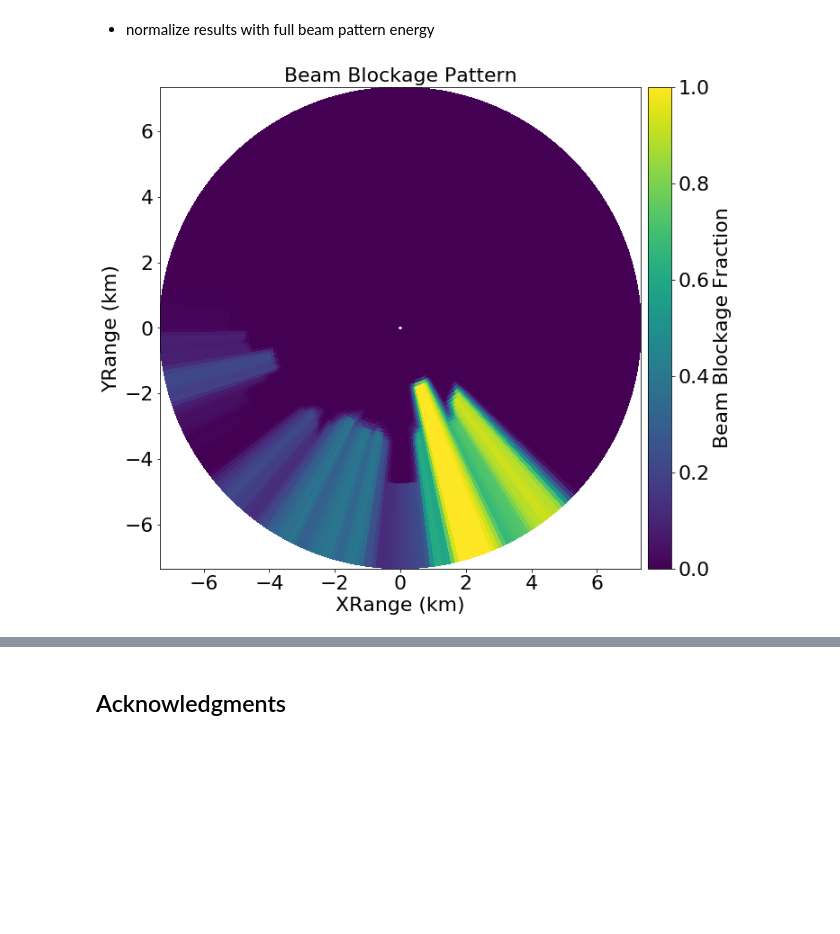
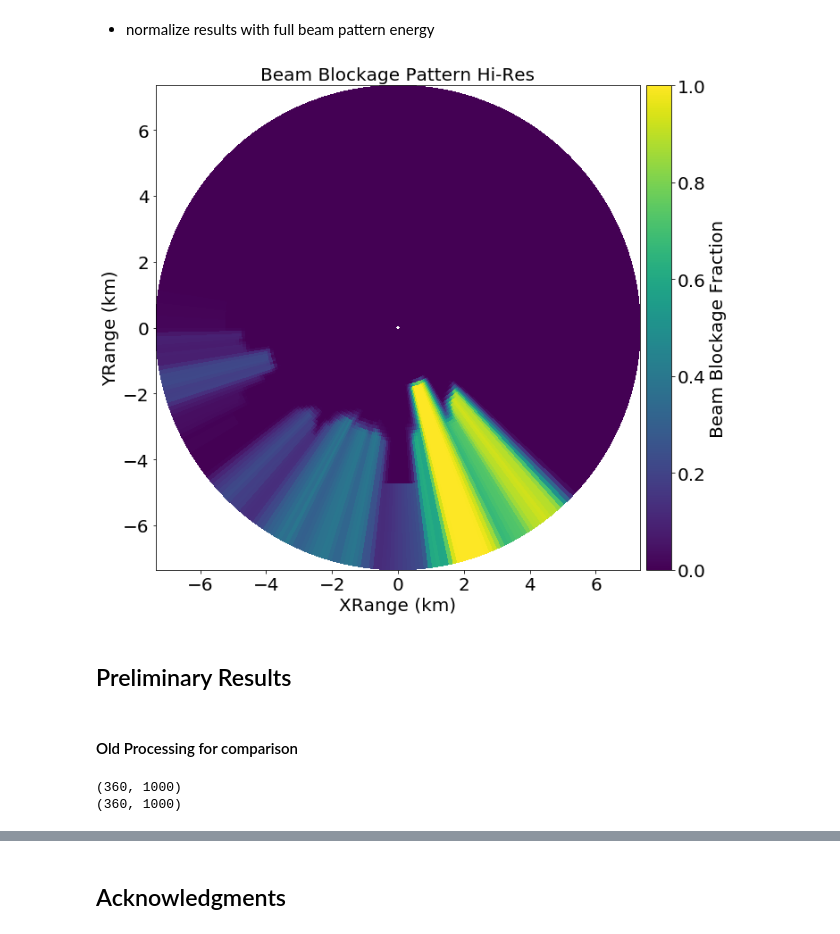
Before and after one commit to heistermann/beamblockage, a Jupyter notebook: ERAD_2018.ipynb, the cells around one changed output, grey strips where cells are left out. Drawn from its saved outputs; the diff is of its cells as text; code cells hidden in the pictures; blank space fills up the shorter version.

```diff
--- a/ERAD_2018.ipynb
+++ b/ERAD_2018.ipynb
@@ -58,7 +58,7 @@ import numpy as np
 sitecoords = (7.071663, 50.73052, 99.5)
 nrays = 360 # number of rays
 nbins = 1000 # number of range bins
-el = 2.0 # vertical antenna pointing angle (deg)
+el = 1.0 # vertical antenna pointing angle (deg)
 bw = 1.0 # half power beam width (deg)
 range_res = 100. # range resolution (meters)
 r = np.arange(nbins) * range_res
@@ -580,13 +580,13 @@ ax, pm = wrl.vis.plot_ppi(th_maxacc[::100],
 div1 = make_axes_locatable(ax)
 cax1 = div1.append_axes("right", size="5%", pad=0.1)
 cb = pl.gcf().colorbar(pm, cax=cax1)
-cb.set_label('Elevation [deg]', size=24)
+cb.set_label('Elevation [deg]', size=20)
 ax.set_xlabel('XRange (km)')
 ax.set_ylabel('YRange (km)')
 for item in ([ax.title, ax.xaxis.label, ax.yaxis.label] +
                  ax.get_xticklabels() + ax.get_yticklabels()):
-    item.set_fontsize(22)
-cb.ax.tick_params(labelsize=22)
+    item.set_fontsize(20)
+cb.ax.tick_params(labelsize=20)
 pl.tight_layout()
 pl.savefig("assets/image_007.png")
 # %% [output]
@@ -668,17 +668,17 @@ ax = fig.add_subplot(111, aspect='equal')
 pm = ax.imshow(gauss/gauss.max(), interpolation='none', origin='lower',
                extent=[azi_start, azi_stop, ele_start, ele_stop])
 ax.plot(np.linspace(azi_start, azi_stop, 201), gauss_y[ss], 'r' )
-ax.set_xlabel('Azimuth (deg)', size=22)
-ax.set_ylabel('Elevation (deg)', size=22)
-ax.set_title('Terrain Elevation over Radar Beam Pattern', size=22)
+ax.set_xlabel('Azimuth (deg)', size=20)
+ax.set_ylabel('Elevation (deg)', size=20)
+ax.set_title('Terrain Elevation over Radar Beam Pattern', size=20)
 div1 = make_axes_locatable(ax)
 cax1 = div1.append_axes("right", size="5%", pad=0.1)
 cb = pl.gcf().colorbar(pm, cax=cax1)
-cb.set_label('Normalized Beam Power', size=22)
+cb.set_label('Normalized Beam Power', size=20)
 for item in ([ax.title, ax.xaxis.label, ax.yaxis.label] +
                  ax.get_xticklabels() + ax.get_yticklabels()):
-    item.set_fontsize(22)
-cb.ax.tick_params(labelsize=22)
+    item.set_fontsize(20)
+cb.ax.tick_params(labelsize=20)
 fig.tight_layout()
 fig.savefig("assets/image_008.png")
 
@@ -687,17 +687,17 @@ ax = fig.add_subplot(111, aspect='equal')
 ax.imshow(np.ma.masked_equal(gauss1, 0), interpolation='none', origin='lower',
           extent=[azi_start, azi_stop, ele_start, ele_stop])
 ax.plot(np.linspace(azi_start, azi_stop, 201), gauss_y[ss], 'r' )
-ax.set_xlabel('Azimuth (deg)', size=22)
-ax.set_ylabel('Elevation (deg)', size=22)
-ax.set_title('Residual Blocked Beam Fraction', size=22)
+ax.set_xlabel('Azimuth (deg)', size=20)
+ax.set_ylabel('Elevation (deg)', size=20)
+ax.set_title('Residual Blocked Beam Fraction', size=20)
 div1 = make_axes_locatable(ax)
 cax1 = div1.append_axes("right", size="5%", pad=0.1)
 cb = pl.gcf().colorbar(pm, cax=cax1)
-cb.set_label('Normalized Beam Power', size=22)
+cb.set_label('Normalized Beam Power', size=20)
 for item in ([ax.title, ax.xaxis.label, ax.yaxis.label] +
                  ax.get_xticklabels() + ax.get_yticklabels()):
-    item.set_fontsize(22)
-cb.ax.tick_params(labelsize=22)
+    item.set_fontsize(20)
+cb.ax.tick_params(labelsize=20)
 fig.tight_layout()
 fig.savefig("assets/image_009.png")
 # %% [output]
@@ -749,26 +749,39 @@ bbf_norm = bbf/full
 # %%
 fig = pl.figure(figsize=(10, 10))
 ax1 = fig.add_subplot(111)
 
 ax1, pm = wrl.vis.plot_ppi(bbf_norm,
                             r=r2[0,0:73]/1000.,
                             az=azi_hr[::100],
                             #cmap=mpl.cm.PuRd, #norm=LogNorm(),
                             ax=ax1, vmax=1.0)
-ax1.set_xlabel('XRange (km)', size=22)
-ax1.set_ylabel('YRange (km)', size=22)
+ax1.set_xlabel('XRange (km)', size=20)
+ax1.set_ylabel('YRange (km)', size=20)
 #ax1.set_xlim(-2, 2)
 #ax1.set_ylim(-2, 2)
-ax1.set_title('Beam Blockage Pattern', size=22)
+ax1.set_title('Beam Blockage Pattern Hi-Res', size=20)
 div1 = make_axes_locatable(ax1)
 cax1 = div1.append_axes("right", size="5%", pad=0.1)
 cb = pl.gcf().colorbar(pm, cax=cax1)
-cb.set_label('Beam Blockage Fraction', size=22)
+cb.set_label('Beam Blockage Fraction', size=20)
 for item in ([ax1.title, ax1.xaxis.label, ax1.yaxis.label] +
                  ax1.get_xticklabels() + ax1.get_yticklabels()):
-    item.set_fontsize(22)
-cb.ax.tick_params(labelsize=22)
+    item.set_fontsize(20)
+cb.ax.tick_params(labelsize=20)
 fig.tight_layout()
 fig.savefig('assets/image_010.png')
 # %% [output]
-[figure, old version]
+[figure, new version]
+# %% [markdown]
+## Preliminary Results
+# %% [markdown]
+#### Old Processing for comparison
+# %%
+PBB = wrl.qual.beam_block_frac(polarvalues, alt, beamradius)
+PBB = np.ma.masked_invalid(PBB)
+print(PBB.shape)
+CBB = wrl.qual.cum_beam_block_frac(PBB)
+print(CBB.shape)
+# %% [output]
+(360, 1000)
+(360, 1000)
```
Also changed, not shown: parts of 13 cells of this notebook, 11 other files.
